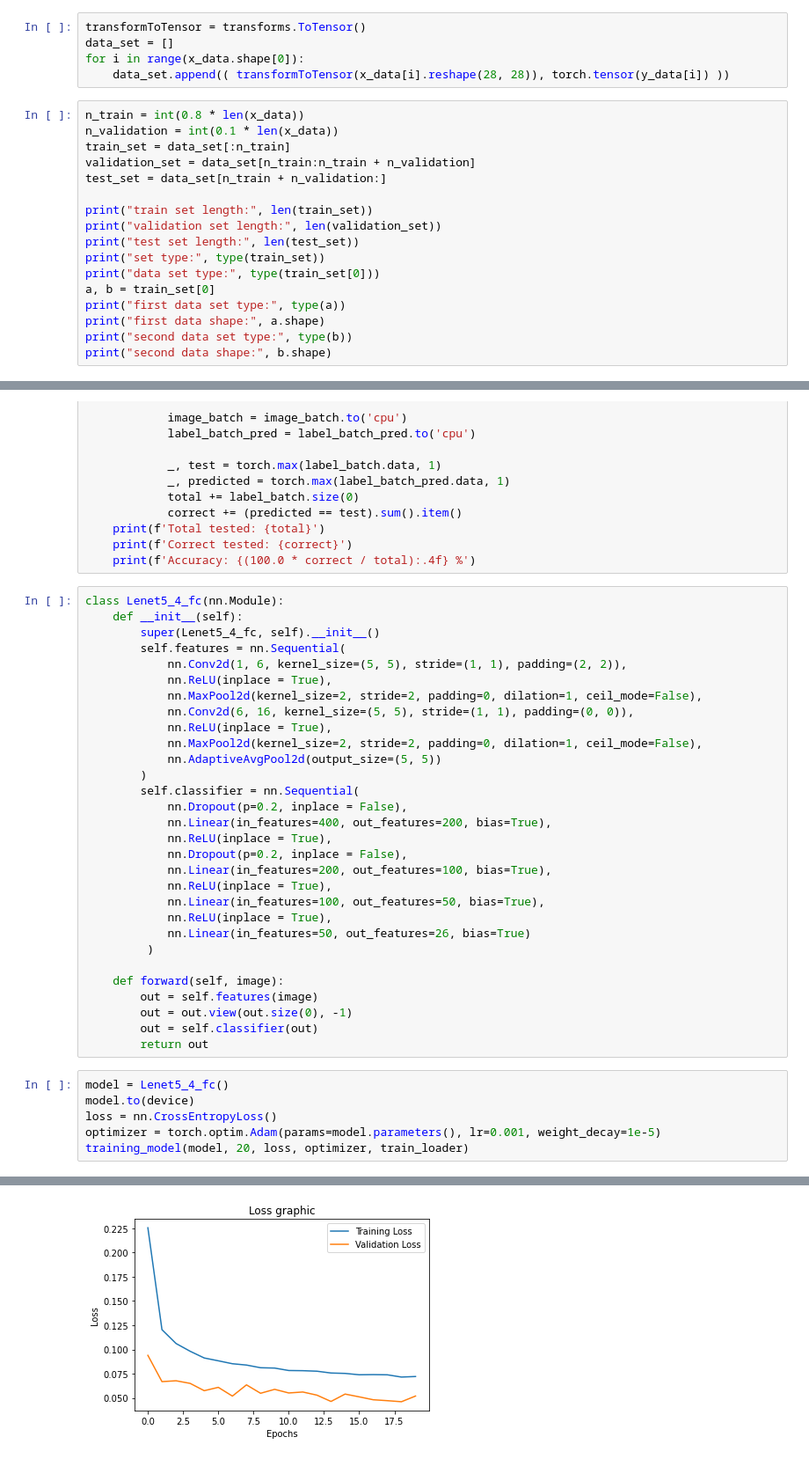
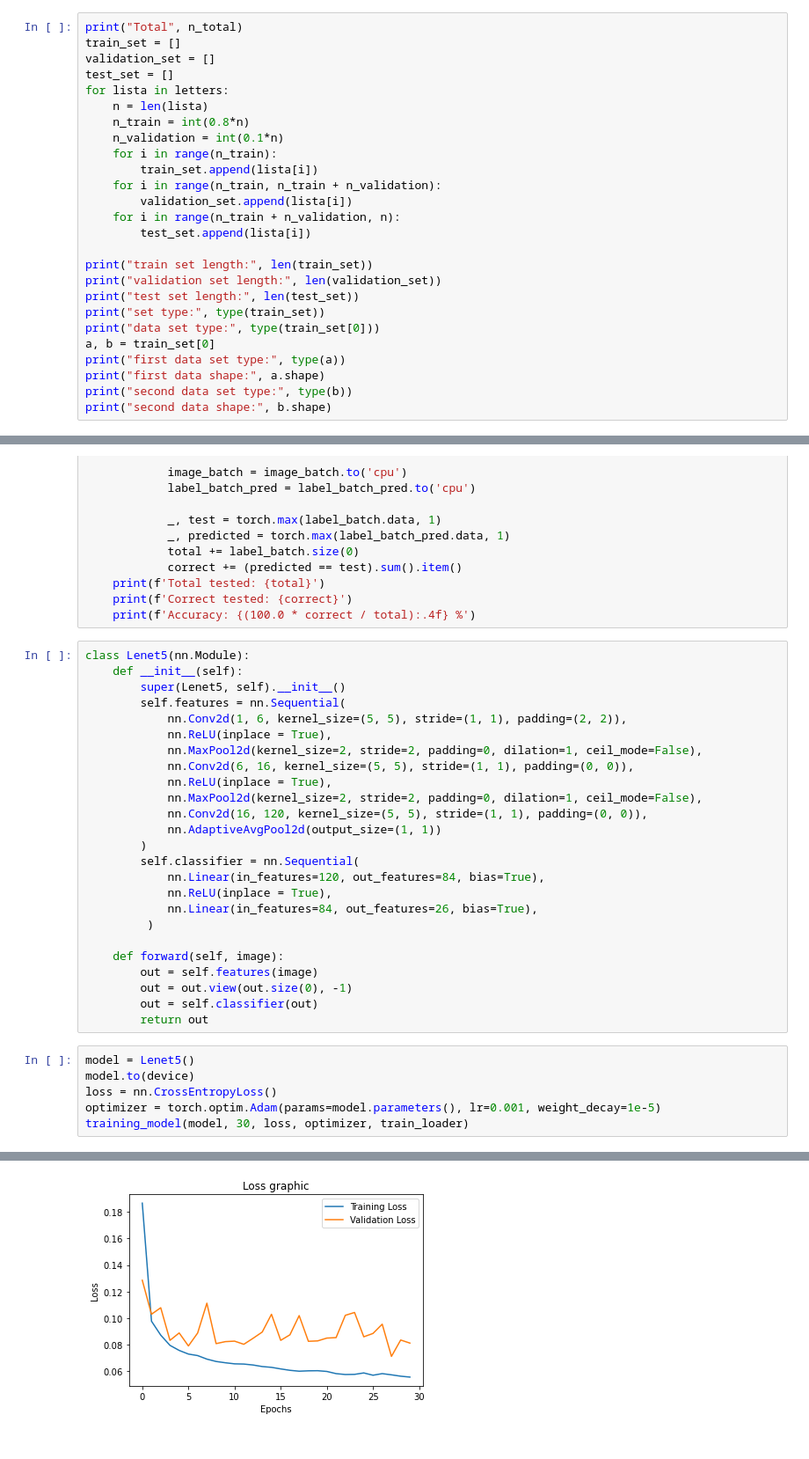
Before and after one commit to jneirar/ai_project5, a Jupyter notebook: Training.ipynb, the cells around one changed output, grey strips where cells are left out. Shown: that part at 88% size. Drawn from its saved outputs; the diff is of its cells as text.

Commit message:
Finish training

```diff
--- a/Training.ipynb
+++ b/Training.ipynb
@@ -77,17 +108,21 @@ device = torch.device('cuda:0' if torch.cuda.is_available() else 'cpu')
 print(device)
 # %% [output]
 cuda:0
-# %%
-transformToTensor = transforms.ToTensor()
-data_set = []
-for i in range(x_data.shape[0]):
-    data_set.append(( transformToTensor(x_data[i].reshape(28, 28)), torch.tensor(y_data[i]) ))
 # %%
-n_train = int(0.8 * len(x_data))
-n_validation = int(0.1 * len(x_data))
-train_set = data_set[:n_train]
-validation_set = data_set[n_train:n_train + n_validation]
-test_set = data_set[n_train + n_validation:]
+print("Total", n_total)
+train_set = []
+validation_set = []
+test_set = []
+for lista in letters:
+    n = len(lista)
+    n_train = int(0.8*n)
+    n_validation = int(0.1*n)
+    for i in range(n_train):
+        train_set.append(lista[i])
+    for i in range(n_train, n_train + n_validation):
+        validation_set.append(lista[i])
+    for i in range(n_train + n_validation, n):
+        test_set.append(lista[i])
 
 print("train set length:", len(train_set))
 print("validation set length:", len(validation_set))
@@ -214,9 +250,9 @@ def testing_model(model, test_loader):
     print(f'Correct tested: {correct}')
     print(f'Accuracy: {(100.0 * correct / total):.4f} %')
 # %%
-class Lenet5_4_fc(nn.Module):
+class Lenet5(nn.Module):
     def __init__(self):
-        super(Lenet5_4_fc, self).__init__()
+        super(Lenet5, self).__init__()
         self.features = nn.Sequential(
             nn.Conv2d(1, 6, kernel_size=(5, 5), stride=(1, 1), padding=(2, 2)),
             nn.ReLU(inplace = True),
@@ -224,18 +260,13 @@ class Lenet5_4_fc(nn.Module):
             nn.Conv2d(6, 16, kernel_size=(5, 5), stride=(1, 1), padding=(0, 0)),
             nn.ReLU(inplace = True),
             nn.MaxPool2d(kernel_size=2, stride=2, padding=0, dilation=1, ceil_mode=False),
-            nn.AdaptiveAvgPool2d(output_size=(5, 5))
+            nn.Conv2d(16, 120, kernel_size=(5, 5), stride=(1, 1), padding=(0, 0)),
+            nn.AdaptiveAvgPool2d(output_size=(1, 1))
         )
         self.classifier = nn.Sequential(
-            nn.Dropout(p=0.2, inplace = False),
-            nn.Linear(in_features=400, out_features=200, bias=True),
+            nn.Linear(in_features=120, out_features=84, bias=True),
             nn.ReLU(inplace = True),
-            nn.Dropout(p=0.2, inplace = False),
-            nn.Linear(in_features=200, out_features=100, bias=True),
-            nn.ReLU(inplace = True),
-            nn.Linear(in_features=100, out_features=50, bias=True),
-            nn.ReLU(inplace = True),
-            nn.Linear(in_features=50, out_features=26, bias=True)
+            nn.Linear(in_features=84, out_features=26, bias=True),
          )
 
     def forward(self, image):
@@ -244,9 +275,9 @@ class Lenet5_4_fc(nn.Module):
         out = self.classifier(out)
         return out
 # %%
-model = Lenet5_4_fc()
+model = Lenet5()
 model.to(device)
 loss = nn.CrossEntropyLoss()
 optimizer = torch.optim.Adam(params=model.parameters(), lr=0.001, weight_decay=1e-5)
-training_model(model, 20, loss, optimizer, train_loader)
+training_model(model, 30, loss, optimizer, train_loader)
 # %% [output]
@@ -273,4 +301,4 @@ Epoch [20 / 20] training error: 0.0721, training accuracy: 98.1336%, validation
-[figure, old version]
+[figure, new version]
 # %%
 testing_model(model, test_loader)
 # %% [output]
```
Also changed, not shown: parts of 25 cells of this notebook, 3 other files.
